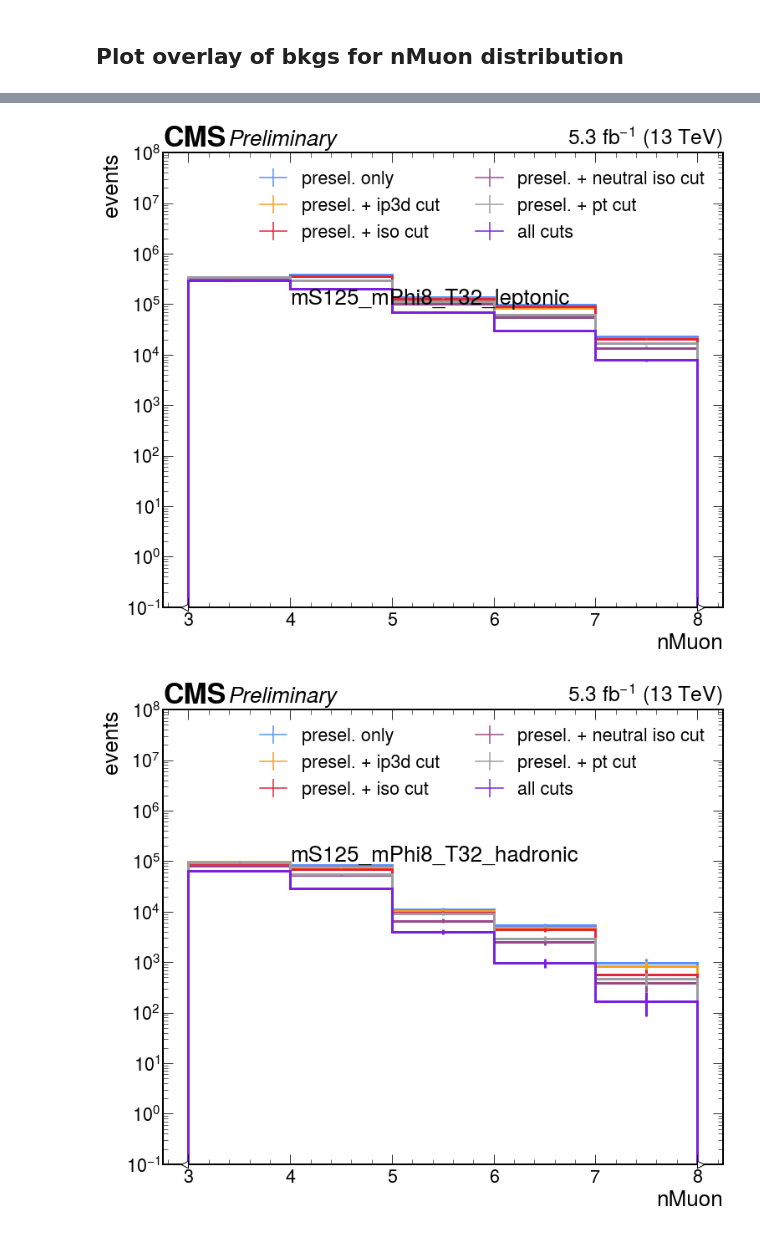
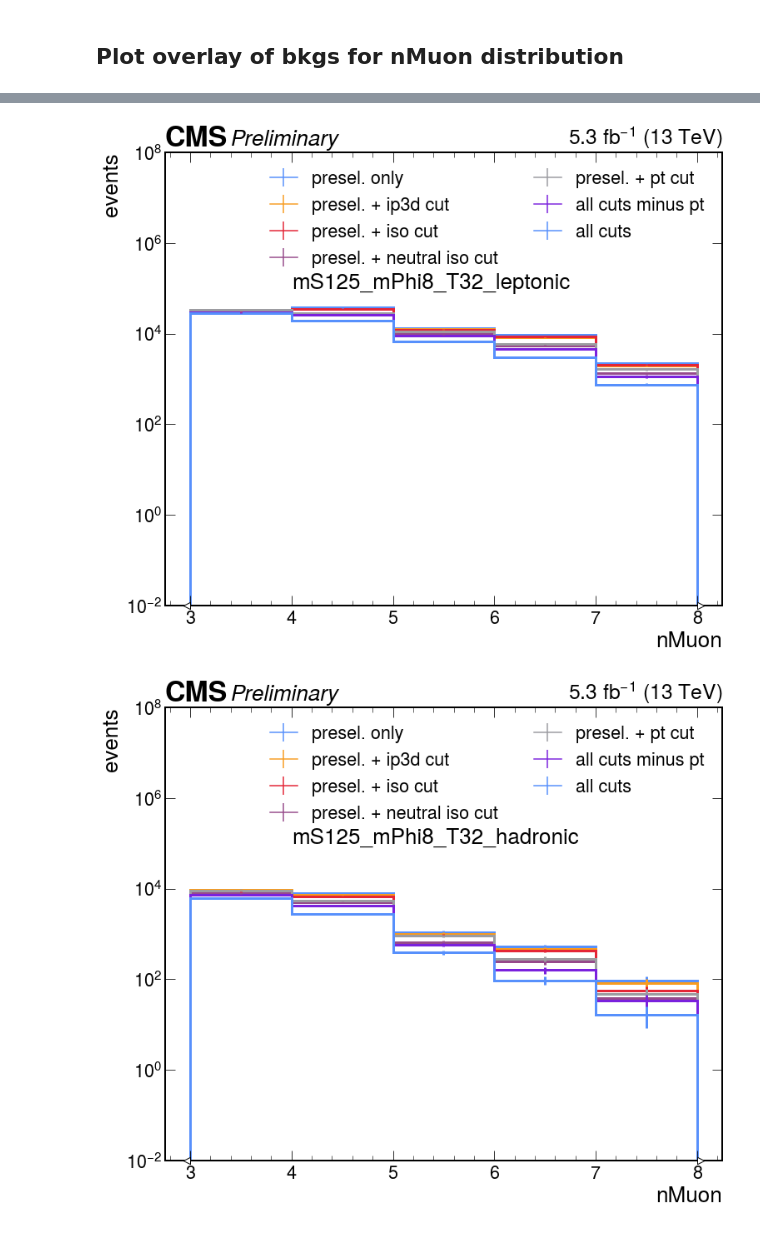
Before and after one commit to chrispap95/SUEPCoffea_dask, a Jupyter notebook: plotting/plot_post_gensum_bug.ipynb, the cells around one changed output, grey strips where cells are left out. Saved outputs shown, nothing was run; the diff lists cells and outputs as text; code cells hidden in the pictures.

```diff
--- a/plotting/plot_post_gensum_bug.ipynb
+++ b/plotting/plot_post_gensum_bug.ipynb
@@ -78,7 +78,7 @@ temp_output_histograms
 # %% [markdown]
 ## Load plots
 # %%
-plots = generic_utils.loader(tag="post_gensum_bug", load_data=True, custom_lumi=5301.677943) #custom_lumi=573.120134)
+plots = generic_utils.loader(tag="post_gensum_bug")#, load_data=True, custom_lumi=5301.677943) #custom_lumi=573.120134)
 # %% [markdown]
 These are all the samples loaded.
 # %%
@@ -269,6 +277,7 @@ for process, proc_label in zip(processes, proc_labels):
         (0, 1, 0, 0, slice(None)),
         (0, 0, 1, 0, slice(None)),
         (0, 0, 0, 1, slice(None)),
+        (1, 1, 1, 0, slice(None)),
         (1, 1, 1, 1, slice(None)),
     ]
     labels = [
@@ -277,6 +286,7 @@ for process, proc_label in zip(processes, proc_labels):
         'presel. + iso cut',
         'presel. + neutral iso cut',
         'presel. + pt cut',
+        'all cuts minus pt',
         'all cuts',
     ]
 
@@ -303,7 +313,7 @@ for process, proc_label in zip(processes, proc_labels):
 
     hep.cms.label(llabel="Preliminary", data=True, lumi=5.3, ax=ax)
     plt.text(4, 1e5, proc_label)
-    plt.ylim(1e-1, 1e8)
+    plt.ylim(1e-2, 1e8)
     plt.yscale('log')
     plt.legend(ncol=2)
     plt.xlabel("nMuon")
@@ -320,4 +330,4 @@ for process, proc_label in zip(processes, proc_labels):
-[figure, old version]
+[figure, new version]
-[figure, old version]
+[figure, new version]
 # %%
 data = 'DoubleMuon+Run2018A-UL2018_MiniAODv2-v1+MINIAOD_histograms_2018'
```
Also changed, not shown: parts of 120 cells of this notebook, 36 other files.
